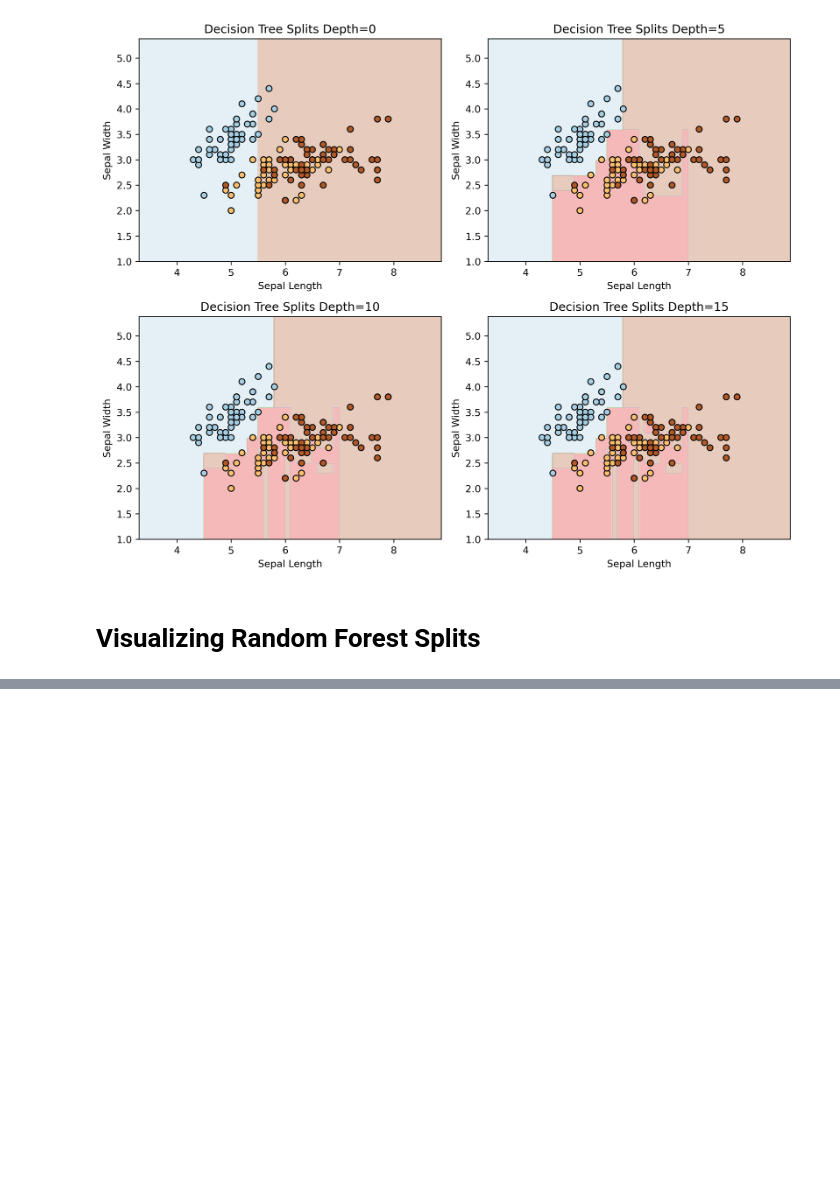
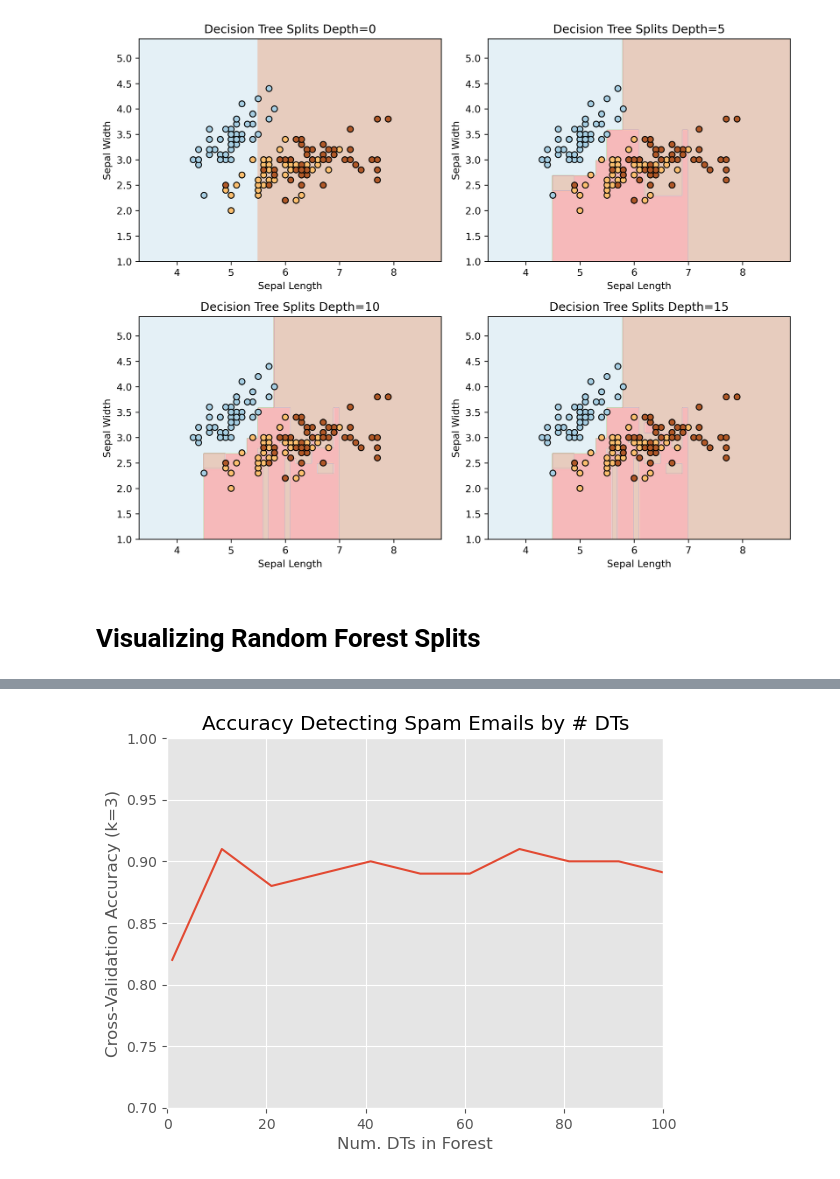
Before and after one commit to aj-bei/Random-Forest-Classifier-From-Scratch, a Jupyter notebook: RandomForest.ipynb, the cells around one changed output, grey strips where cells are left out. Drawn from its saved outputs; the diff is of its cells as text; code cells hidden in the pictures; blank space fills up the shorter version.

```diff
--- a/RandomForest.ipynb
+++ b/RandomForest.ipynb
@@ -443,0 +445,14 @@ plt.show()
+# %%
+data = np.genfromtxt("spambase.data", delimiter=',')
+data = data[:,:1000] # only using 1000 datapoints to expedite fitting
+
+X = data[:,:-1] # get features
+y = data[:,-1] # get labels
+
+accuracy_scores = {}
+
+for i in range(1, 110, 10):
+    rf_model = RandomForestClassifier(num_trees=i, max_depth=7, max_features="sqrt")
+    accuracy_scores[i] = k_fold_cross_validation(X, y, rf_model, k=4)
+
+accuracy_scores
@@ -443,0 +471,11 @@ plt.show()
+# %%
+plt.style.use("ggplot")
+plt.plot(accuracy_scores.keys(), accuracy_scores.values())
+plt.xlim(0,100)
+plt.ylim(.7,1)
+plt.xlabel("Num. DTs in Forest")
+plt.ylabel("Cross-Validation Accuracy (k=3)")
+plt.title("Accuracy Detecting Spam Emails by # DTs")
+plt.show()
+# %% [output]
+[figure, added]
```
Also changed, not shown: parts of 8 cells of this notebook.
